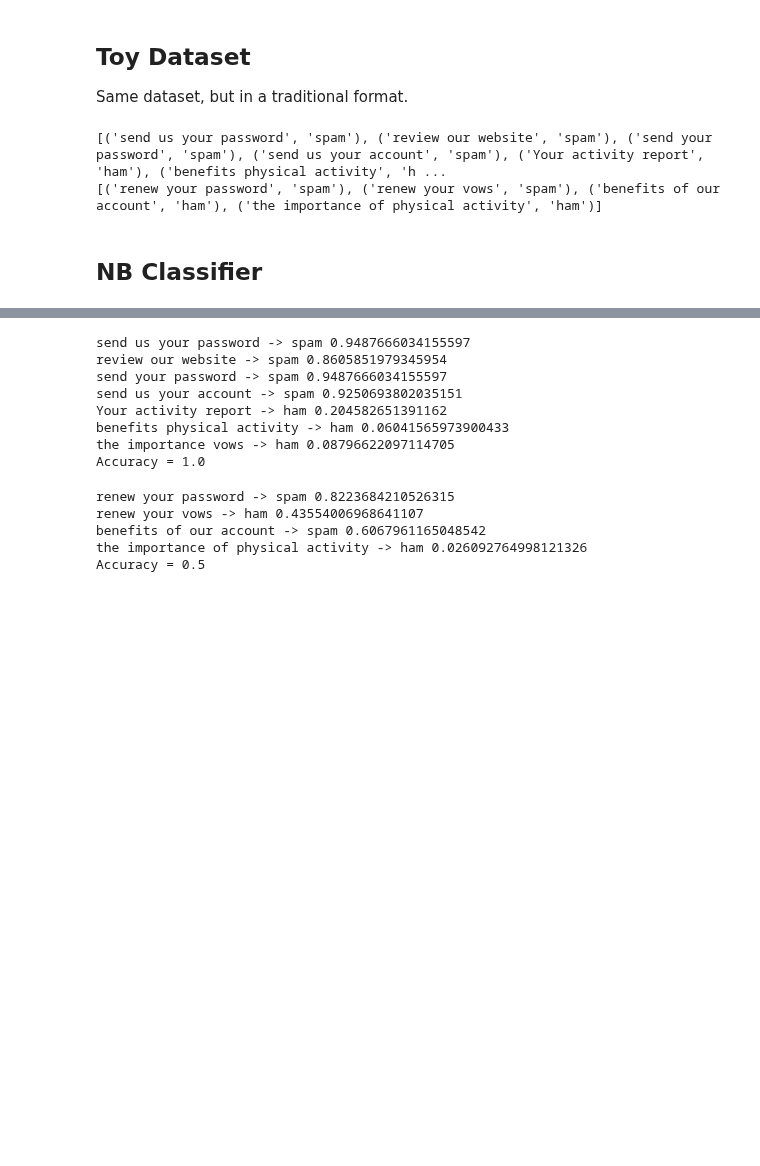
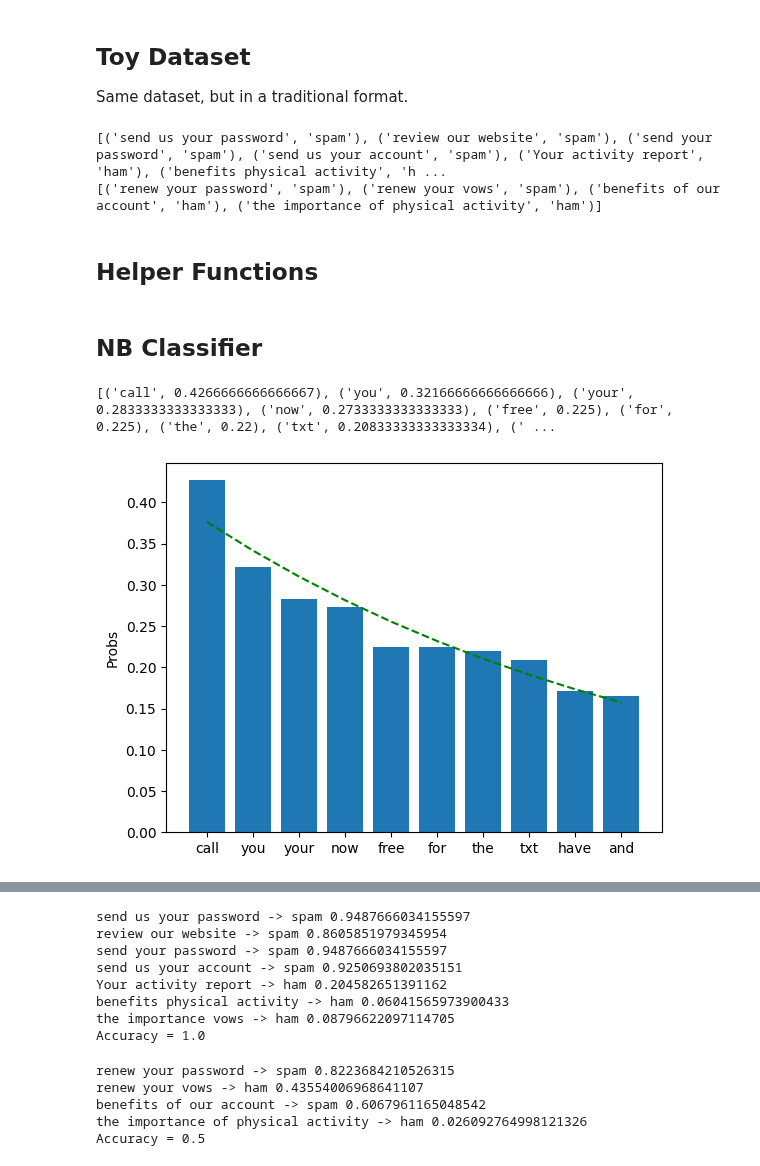
Before and after one commit to detiuaveiro/aas, a Jupyter notebook: notebooks/notebook_01.ipynb, the cells around one changed output, grey strips where cells are left out. Saved outputs shown, nothing was run; the diff lists cells and outputs as text; code cells hidden in the pictures; blank space fills up the shorter version.

```diff
--- a/notebooks/notebook_01.ipynb
+++ b/notebooks/notebook_01.ipynb
@@ -91,3 +92,5 @@ print(f'{dataset_test}')
 # %% [output]
 [('send us your password', 'spam'), ('review our website', 'spam'), ('send your password', 'spam'), ('send us your account', 'spam'), ('Your activity report', 'ham'), ('benefits physical activity', 'h ...
 [('renew your password', 'spam'), ('renew your vows', 'spam'), ('benefits of our account', 'ham'), ('the importance of physical activity', 'ham')]
+# %% [markdown]
+## Helper Functions
@@ -125,6 +155,26 @@ class NB:
 
     def _p_word_ham(self, token):
         return (self.k + self.likelihood_ham.get(token, 0.0)) / ((2.0 * self.k) + self.num_ham_messages)
+
+    def get_spam_vocab(self, n=10):
+        vocab = []
+        for k in self.likelihood_spam:
+            prob = self._p_word_spam(k)
+            vocab.append((k, prob))
+        # Sort the vocab
+        vocab.sort(reverse=True, key=lambda e: (e[1], e[0]))
+        # Return
+        return vocab[:min(n, len(vocab))]
+
+    def get_ham_vocab(self, n=10):
+        vocab = []
+        for k in self.likelihood_spam:
+            prob = self._p_word_ham(k)
+            vocab.append((k, prob))
+        # Sort the vocab
+        vocab.sort(reverse=True, key=lambda e: (e[1], e[0]))
+        # Return
+        return vocab[:min(n, len(vocab))]
 
     def train(self, dataset):
         # compute priors
@@ -184,3 +234,11 @@ class NB:
 # %%
 clf = NB()
 clf.train(dataset_train)
+# %%
+spam_vocab = clf.get_spam_vocab()
+print(f'{spam_vocab}')
+
+plot_vocab(spam_vocab)
+# %% [output]
+[('call', 0.4266666666666667), ('you', 0.32166666666666666), ('your', 0.2833333333333333), ('now', 0.2733333333333333), ('free', 0.225), ('for', 0.225), ('the', 0.22), ('txt', 0.20833333333333334), (' ...
+[figure, added]
```
Also changed, not shown: parts of 5 cells of this notebook, 5 other files.
